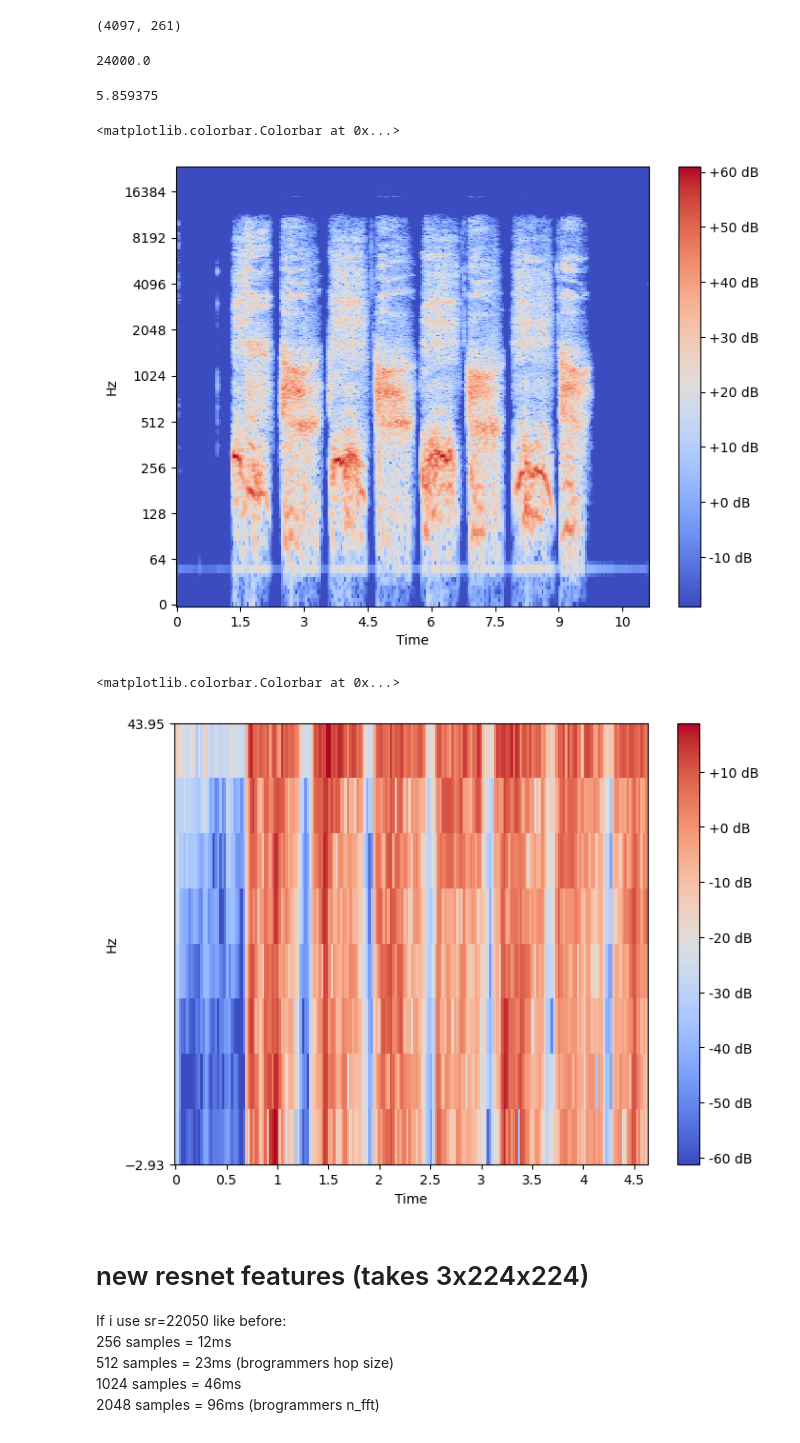
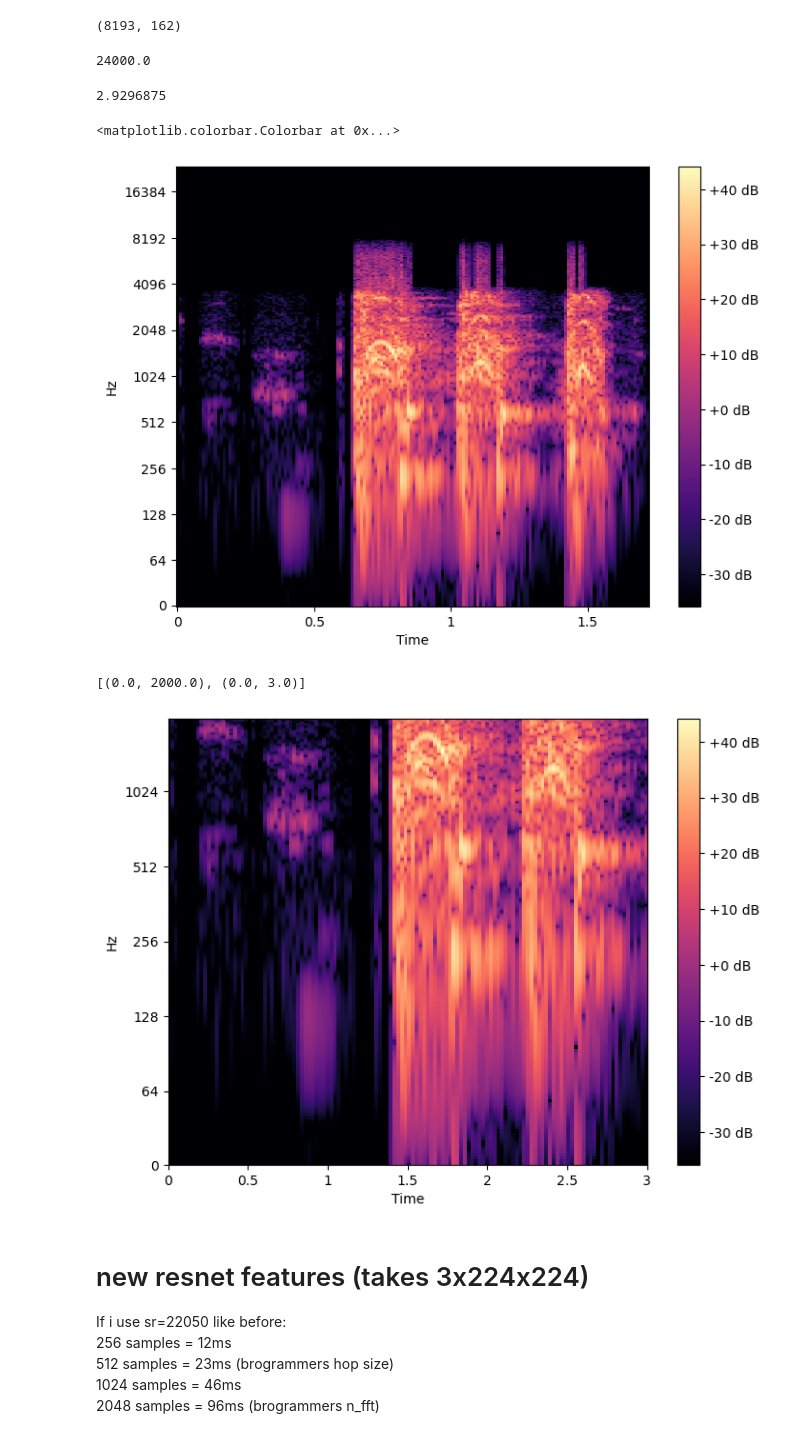
Before and after one commit to MichaelReiter94/acoustic_covid_detection, a Jupyter notebook: python/Jupyter_Notebooks/Infrasound analysis and new Features for resnet.ipynb, the cells around one changed output. Drawn from its saved outputs; the diff is of its cells as text; code cells hidden in the pictures.

```diff
--- a/python/Jupyter_Notebooks/Infrasound analysis and new Features for resnet.ipynb
+++ b/python/Jupyter_Notebooks/Infrasound analysis and new Features for resnet.ipynb
@@ -25,2 +25,2 @@ participant_path
 # %%
-breath_recording = AudioRecording(participant_path, type_of_recording="breathing-deep")
+breath_recording = AudioRecording(participant_path, type_of_recording="cough-heavy")
@@ -29,2 +33,2 @@ breath_recording.play_audio(False)
 # %%
-audio, sr = breath_recording.get_audio(processed=False)
+audio, sr = breath_recording.get_audio()
@@ -35,8 +41,9 @@ round(len(audio)/sr, 2), sr
 # %%
-n_fft=4096*2
-hop_size=2048
+window_length = 1024
+n_fft=16*1024
+hop_size=512
 # %%
-stft = librosa.stft(audio, n_fft=n_fft, hop_length=hop_size)
+stft = librosa.stft(audio, n_fft=n_fft, hop_length=hop_size, win_length=window_length)
 # %%
 stft.shape, len(audio)/hop_size
 # %% [output]
@@ -44,7 +51,7 @@ stft.shape, len(audio)/hop_size
 # %%
 np.abs(stft).shape
 # %% [output]
-(4097, 261)
+(8193, 162)
 # %%
 frequency_axis = librosa.fft_frequencies(sr=sr, n_fft=n_fft)
 max(frequency_axis)
@@ -54,7 +61,7 @@ max(frequency_axis)
 df = frequency_axis[1]-frequency_axis[0]
 df  #frequency resolution
 # %% [output]
-5.859375
+2.9296875
 # %%
 indices = np.array(range(stft.shape[1]))
 time_axis = librosa.frames_to_time(indices, sr=sr, hop_length=hop_size)
@@ -63,9 +70,9 @@ plt.rcParams["figure.figsize"] = [8., 6]
 # %%
 fig, ax = plt.subplots()
 img = librosa.display.specshow(librosa.amplitude_to_db(np.abs(stft)),
                                x_axis='time', y_axis='log', ax=ax,
-                              hop_length=hop_size, n_fft=n_fft, sr=sr)
+                              hop_length=hop_size, n_fft=n_fft, sr=sr, cmap="magma")
 fig.colorbar(img, ax=ax, format="%+2.f dB")
 # %% [output]
 <matplotlib.colorbar.Colorbar at 0x...>
-[figure, old version]
+[figure, new version]
@@ -79,12 +79,13 @@ low_time_axis = time_axis[:time_steps]
 # %%
 fig, ax = plt.subplots()
-img = librosa.display.specshow(librosa.amplitude_to_db(np.abs(low_frequency_stft)),
+img = librosa.display.specshow(librosa.amplitude_to_db(np.abs(stft)),
                                x_axis='time', y_axis='log', ax=ax,
-                               y_coords=low_frequency_axis)
+                               y_coords=frequency_axis, cmap="magma")
 fig.colorbar(img, ax=ax, format="%+2.f dB")
+ax.set(ylim=[0, 2000], xlim=[0, 3])
 # %% [output]
-<matplotlib.colorbar.Colorbar at 0x...>
+[(0.0, 2000.0), (0.0, 3.0)]
-[figure, old version]
+[figure, new version]
 # %% [markdown]
 # new resnet features (takes 3x224x224)
 If i use sr=22050 like before:<br />
```
Also changed, not shown: parts of 17 cells of this notebook, 6 other files.
